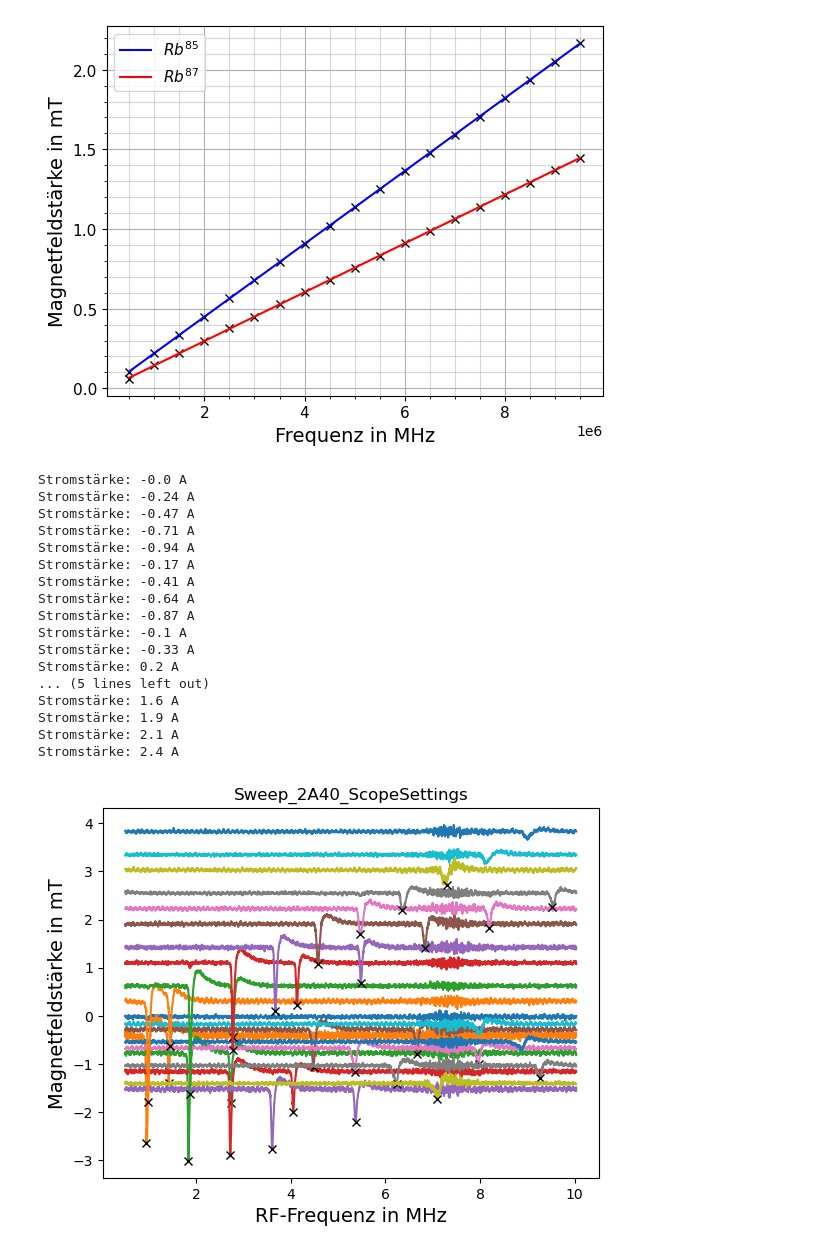
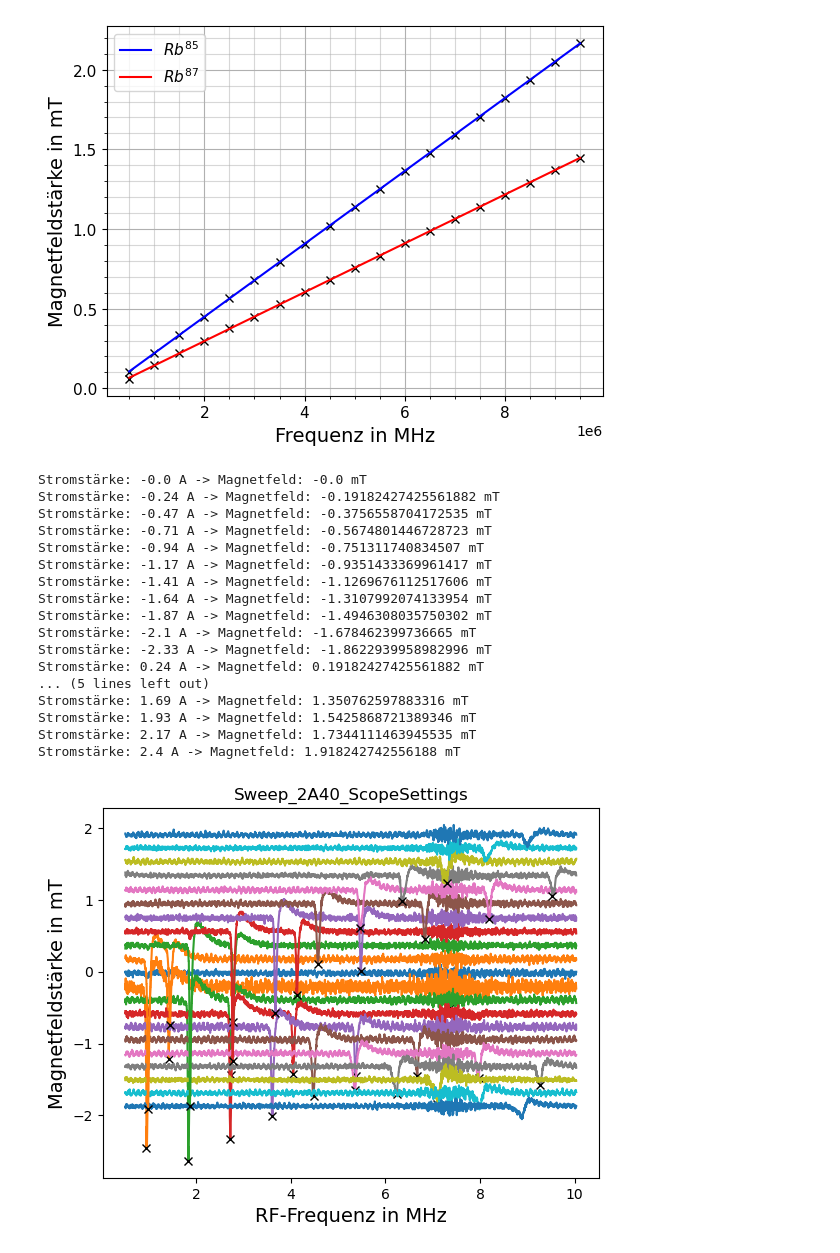
Before and after one commit to NicolasRohrbeck/fprak, a Jupyter notebook: scripts/optpumpen.ipynb, the cells around one changed output. Cells and saved outputs as stored; diff of their text form; code cells hidden in the pictures.

```diff
--- a/scripts/optpumpen.ipynb
+++ b/scripts/optpumpen.ipynb
@@ -468,7 +468,8 @@ def f(zeit):
 def B(I):
     mu_0=4*np.pi*10**(-7)
     r = 0.09
-    N = 80*2 # hatte sich vorher mit dem Faktor beim Widerstand rausgekürzt, jetzt haben wir aber den Faktor in den Widerstand reingezogen
+    N = 80#*2 # hatte sich vorher mit dem Faktor beim Widerstand rausgekürzt, jetzt haben wir aber den Faktor in den Widerstand reingezogen
+                # aber der Strom teil sich ja auf, von daher doch weg
     return mu_0*(4/5)**(3/2)*N/r*I
 
 #Listen zum Speichern der gefundenen Peaks
@@ -478,53 +479,54 @@ peak87_B_7 = []
 peak87_f_7 = []
 
 
 #plotten aller Dateien mit 7_ am Anfang und ohne _ScopeSetting im Namen
 for filename in os.listdir(r'../Messdaten/20260511_Optisches_Pumpen/'):
     if filename.startswith("7_Sweep_") and not filename.endswith("_ScopeSettings.txt"):
         zeit, spannung, diode= np.loadtxt(r'../Messdaten/20260511_Optisches_Pumpen/'+filename, skiprows=0, unpack=True, delimiter='\t')
 
         #filename auslesen für Stromstärke
         if len(filename) == 16:
-            I = float(filename[8]+"."+filename[10:11])
-        else:            I = float(filename[8:9]+"."+filename[11:13])
-        print(f"Stromstärke: {I} A")
+            I = float(filename[8]+"."+filename[10:12])
+        else:            I = float(filename[8:10]+"."+filename[11:13])
 
         B_temp = B(I)
+        print(f"Stromstärke: {I} A -> Magnetfeld: {B_temp*10**3} mT ")
+
         peaks, properties = find_peaks(-1*diode, height=0.0025, distance=20, prominence=0.002)
 
         if len(peaks) >= 2:
             peak85_B_7.append(abs(B_temp))
             peak87_B_7.append(abs(B_temp))
             peak85_f_7.append(f(zeit[peaks][0]))
             peak87_f_7.append(f(zeit[peaks][1]))
 
 
         plt.plot(f(zeit)*10**(-6), diode*100+B_temp*1000, "-")
         plt.plot(f(zeit[peaks])*10**(-6), diode[peaks]*100+B_temp*1000, "xk")
 
 plt.ylabel("Magnetfeldstärke in mT", fontsize=14)
 plt.xlabel("RF-Frequenz in MHz", fontsize=14)
 plt.title(filename[2:-4])
 plt.show()
 # %% [output]
-Stromstärke: -0.0 A
-Stromstärke: -0.24 A
-Stromstärke: -0.47 A
-Stromstärke: -0.71 A
-Stromstärke: -0.94 A
-Stromstärke: -0.17 A
-Stromstärke: -0.41 A
-Stromstärke: -0.64 A
-Stromstärke: -0.87 A
-Stromstärke: -0.1 A
-Stromstärke: -0.33 A
-Stromstärke: 0.2 A
+Stromstärke: -0.0 A -> Magnetfeld: -0.0 mT
+Stromstärke: -0.24 A -> Magnetfeld: -0.19182427425561882 mT
+Stromstärke: -0.47 A -> Magnetfeld: -0.3756558704172535 mT
+Stromstärke: -0.71 A -> Magnetfeld: -0.5674801446728723 mT
+Stromstärke: -0.94 A -> Magnetfeld: -0.751311740834507 mT
+Stromstärke: -1.17 A -> Magnetfeld: -0.9351433369961417 mT
+Stromstärke: -1.41 A -> Magnetfeld: -1.1269676112517606 mT
+Stromstärke: -1.64 A -> Magnetfeld: -1.3107992074133954 mT
+Stromstärke: -1.87 A -> Magnetfeld: -1.4946308035750302 mT
+Stromstärke: -2.1 A -> Magnetfeld: -1.678462399736665 mT
+Stromstärke: -2.33 A -> Magnetfeld: -1.8622939958982996 mT
+Stromstärke: 0.24 A -> Magnetfeld: 0.19182427425561882 mT
 ... (5 lines left out)
-Stromstärke: 1.6 A
-Stromstärke: 1.9 A
-Stromstärke: 2.1 A
-Stromstärke: 2.4 A
+Stromstärke: 1.69 A -> Magnetfeld: 1.350762597883316 mT
+Stromstärke: 1.93 A -> Magnetfeld: 1.5425868721389346 mT
+Stromstärke: 2.17 A -> Magnetfeld: 1.7344111463945535 mT
+Stromstärke: 2.4 A -> Magnetfeld: 1.918242742556188 mT
-[figure, old version]
+[figure, new version]
 # %%
 # Bestimmung des g-Faktors aus den Peaks
 
```
Also changed, not shown: parts of 1 cell of this notebook, 2 other files.
